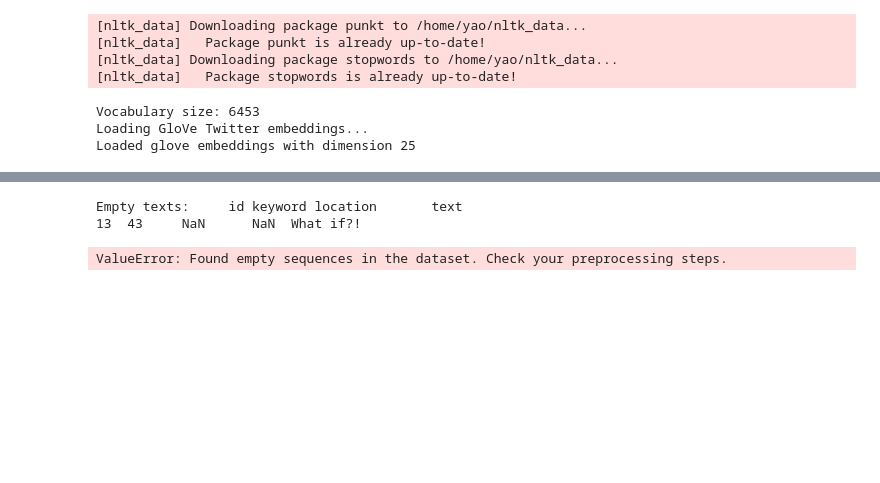
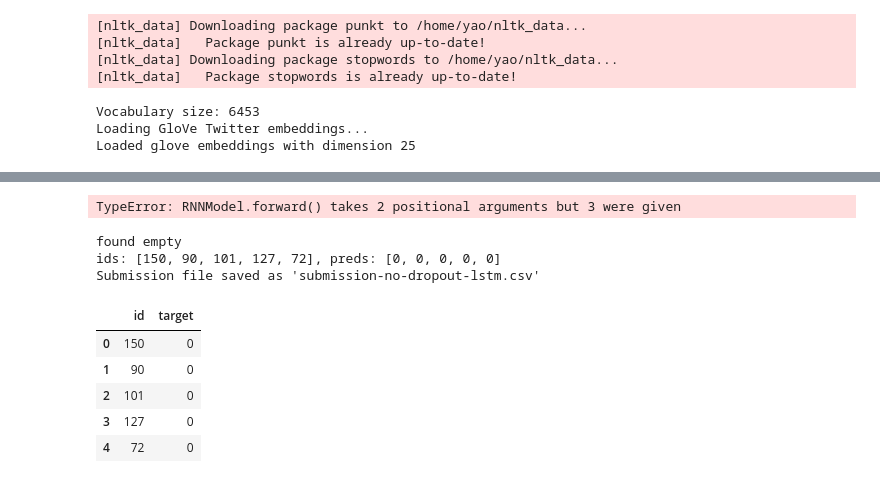
Before and after one commit to gbangban/text-nlp, a Jupyter notebook: notebook.ipynb, the cells around one changed output, grey strips where cells are left out. Drawn from its saved outputs; the diff is of its cells as text; code cells hidden in the pictures; blank space fills up the shorter version.

Commit message:
IMR: revising lstm with rnn

```diff
--- a/notebook.ipynb
+++ b/notebook.ipynb
@@ -507,6 +530,20 @@ def collate_fn(batch):
     sorted_idx = torch.argsort(lengths, descending=True)
 
     return padded_texts[sorted_idx], torch.tensor(labels)[sorted_idx], lengths[sorted_idx]
+
+def inference_collate_fn(batch):
+    texts, lengths, ids = zip(*batch)
+
+    # Pad sequences
+    padded_texts = pad_sequence(texts, batch_first=True, padding_value=0)
+
+    # Convert lengths to a tensor
+    lengths = torch.tensor(lengths)
+    ids = torch.tensor(ids)
+    # Sort by length for pack_padded_sequence (optional, but recommended for efficiency)
+    sorted_idx = torch.argsort(lengths, descending=True)
+
+    return padded_texts[sorted_idx], lengths[sorted_idx], ids[sorted_idx]
 # %%
 import torch
 import torch.nn as nn
@@ -697,3 +745,9 @@ Validation: Average loss: 0.14046725592100365, accuracy: 0.9502463054187192
+# %%
+rnn_model = RNNModel(vocab_size, embedding_dim, hidden_dim, num_layers, dropout=dropout).to(device)
+rnn_training_loss, rnn_training_acc = train(rnn_model)
+rnn_valid_acc = validate(rnn_model)
+# %% [output]
+TypeError: RNNModel.forward() takes 2 positional arguments but 3 were given
 # %%
 # lstm_model = LSTMModel(vocab_size, embedding_dim, hidden_dim, num_layers, dropout=dropout).to(device)
 # # lstm_model.train()
@@ -717,41 +771,51 @@ class TestDataset(Dataset):
     def __getitem__(self, idx):
         text_indices = self.texts[idx]
         length = self.lengths[idx]  # Include sequence length
-        return torch.tensor(text_indices, dtype=torch.long), torch.tensor(length, dtype=torch.long), self.ids[idx]
+        return (
+            torch.tensor(text_indices, dtype=torch.long),
+            torch.tensor(length, dtype=torch.long),
+            self.ids[idx]
+        )
 
-
-empty_texts = test_df[test_df['text'].apply(lambda x: len(preprocessor.clean_text(x))) == 0]
-print("Empty texts:", empty_texts)
+# empty_texts = test_df[test_df['text'].apply(lambda x: len(preprocessor.clean_text(x))) == 0]
+# print("Empty texts:", empty_texts)
 
 test_dataset = TestDataset(test_df,preprocessor)
-test_loader = DataLoader(test_dataset, batch_size=64, shuffle=False, num_workers=4)
+test_loader = DataLoader(test_dataset, batch_size=64, shuffle=False, num_workers=4, collate_fn=inference_collate_fn)
 model = lstm_model
 # Generate predictions
 predictions = []
 ids = []
 with torch.no_grad():
-    for texts,  lengths,input_ids in train_loader:
+    for texts,  lengths,input_ids in test_loader:
         texts = texts.to(device)
         lengths = lengths.to(device)
         outputs = model(texts,lengths)
-        preds = (torch.sigmoid(outputs) > 0.5).int().squeeze()
+        preds = (outputs > 0.5).int().squeeze()  # Convert probabilities to binary predictions
+
         predictions.extend(preds.cpu().numpy())  # Move predictions to CPU and convert to numpy array
         ids.extend(input_ids.cpu().numpy())  # Move IDs to CPU and convert to numpy array
 
 
 print(f"ids: {ids[:5]}, preds: {predictions[:5]}")
 # Create a submission DataFrame
 submission_df = pd.DataFrame({
     'id': ids,
     'target': predictions
 })
 
-submission_filename = 'submission.csv'
+submission_filename = 'submission-no-dropout-lstm.csv'
 # Save the submission file
 submission_df.to_csv(submission_filename, index=False)
 print(f"Submission file saved as '{submission_filename}'")
 submission_df.head()
 # %% [output]
-Empty texts:     id keyword location       text
-13  43     NaN      NaN  What if?!
+found empty
+ids: [150, 90, 101, 127, 72], preds: [0, 0, 0, 0, 0]
+Submission file saved as 'submission-no-dropout-lstm.csv'
-ValueError: Found empty sequences in the dataset. Check your preprocessing steps.
+|  | id | target |
+| 0 | 150 | 0 |
+| 1 | 90 | 0 |
+| 2 | 101 | 0 |
+| 3 | 127 | 0 |
+| 4 | 72 | 0 |
```
Also changed, not shown: parts of 15 cells of this notebook.
